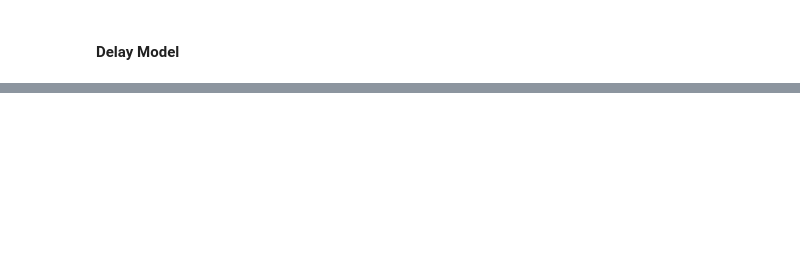
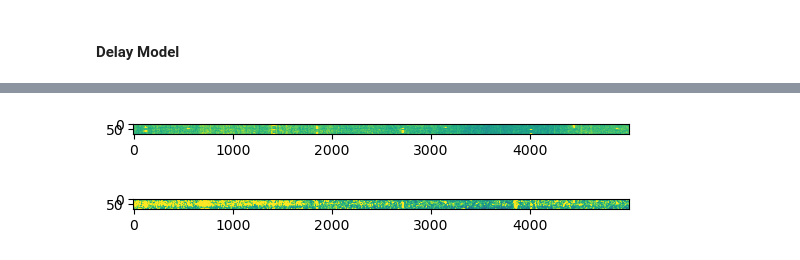
Before and after one commit to AndrewPlayer3/sar_processing, a Jupyter notebook: nisar_level0/nisar-eval.ipynb, the cells around one changed output, grey strips where cells are left out. Cells and saved outputs as stored; diff of their text form; code cells hidden in the pictures; blank space fills up the shorter version.

```diff
--- a/nisar_level0/nisar-eval.ipynb
+++ b/nisar_level0/nisar-eval.ipynb
@@ -431,0 +442,14 @@ def back_project(radar_data, delays, center_freq):
+# %%
+# %matplotlib qt
+%matplotlib inline
+plt.imshow(np.abs(rc_subset[:100, num_rng // 2:5000 + num_rng // 2]), vmin=0, vmax=3)
+plt.show()
+# %% [output]
+[figure, added]
+# %%
+# %matplotlib qt
+%matplotlib inline
+plt.imshow(np.abs(focused[:, num_rng // 2:5000 + num_rng // 2]), vmin=0, vmax=10)
+plt.show()
+# %% [output]
+[figure, added]
```
Also changed, not shown: parts of 9 cells of this notebook.
